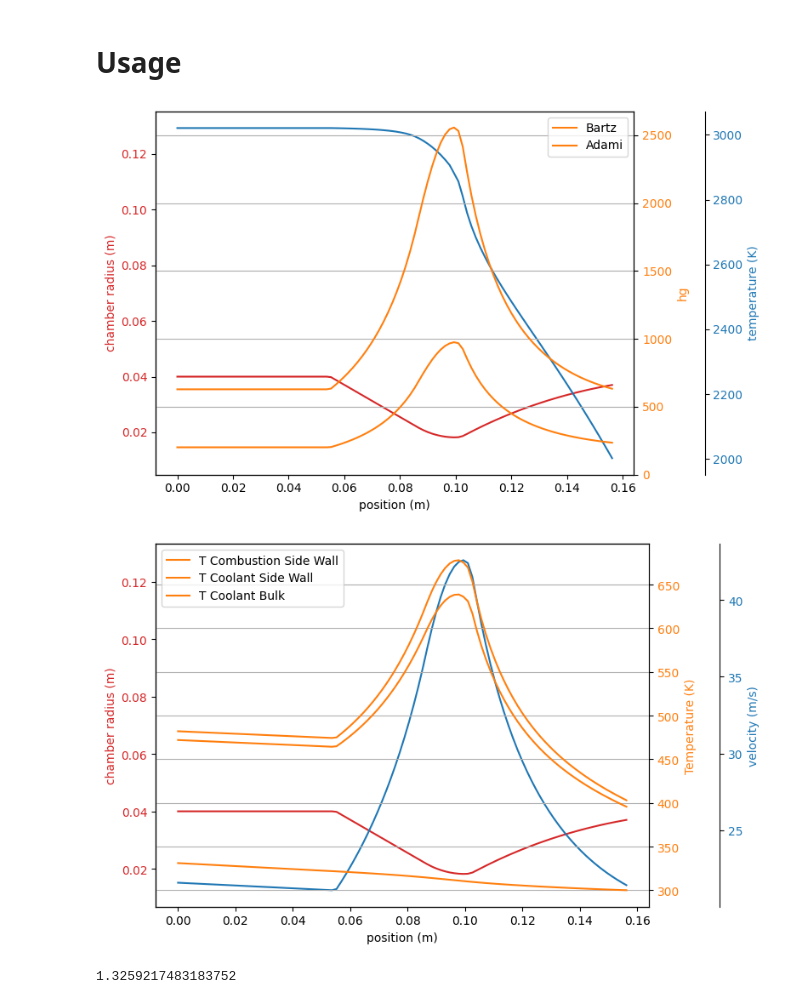
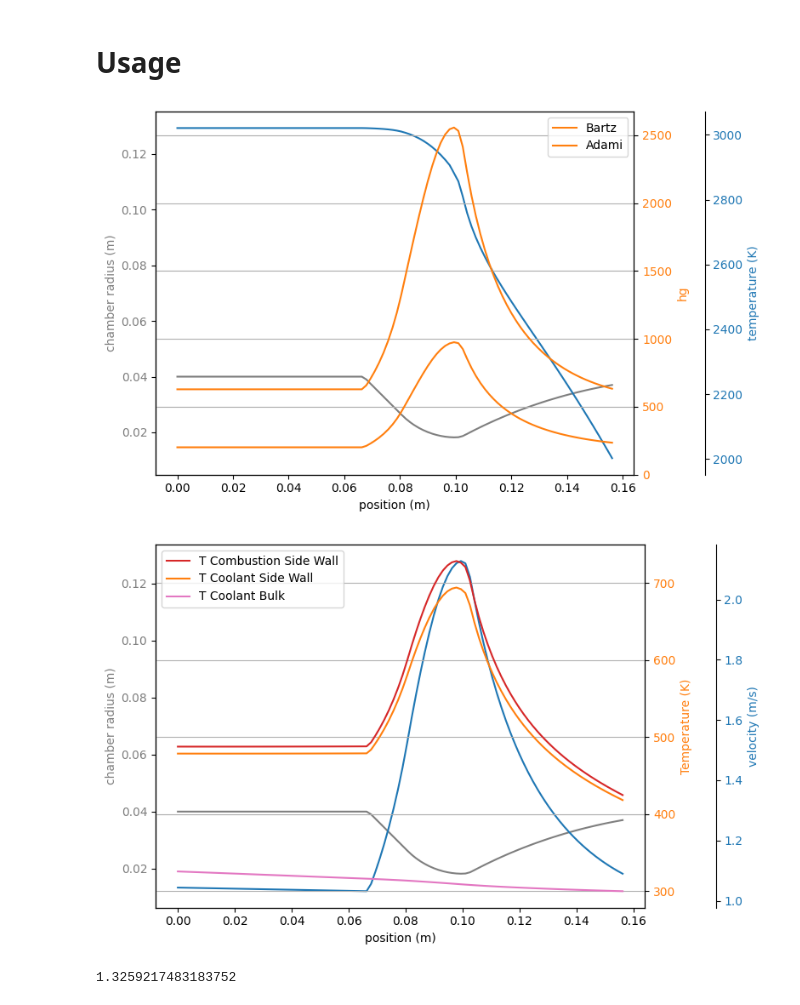
Before and after one commit to icl-rocketry/EngineSim, a Jupyter notebook: enginesizer.ipynb, the cells around one changed output. Drawn from its saved outputs; the diff is of its cells as text; code cells hidden in the pictures.

```diff
--- a/enginesizer.ipynb
+++ b/enginesizer.ipynb
@@ -160,7 +160,7 @@ def create_contour(engine, chamber_length, radius_cylinder): #chamber_length = L
   Te = 10 * np.pi / 180
 
   # Cyl (For my laziness assume R2 = 0)
-  b = 60 * np.pi / 180
+  b = 45 * np.pi / 180
   x_conv = chamber_length + 1.5 * rt * np.cos(-b - np.pi / 2)
   y_conv = 2.5 * rt + 1.5 * rt * np.sin(-b - np.pi / 2)
 
@@ -239,6 +239,7 @@ class Thermals:
     self.T = np.zeros(points)
     self.hg1 = np.zeros(points)
     self.hg2 = np.zeros(points)
+    self.stag_recovery = np.zeros(points)
 
     Cv = engine.Cp_c - engine.Rt
     rt = np.sqrt(engine.At / np.pi)
@@ -279,8 +280,9 @@ class Thermals:
       visc = engine.visc
       pr = engine.pr
 
+      self.stag_recovery[i] = (1 + 0.5*(gamma - 1)*M**2*pr**0.33)
+
       #Bartz
-
 
       bPc = Q_(engine.Pc, ureg.bar).to('psi')
       bcstar = Q_(engine.cstar, ureg.meter / ureg.second).to('feet / second')
@@ -310,7 +312,6 @@ class Channels:
 
     T_max_wall = 523 #See source
     Tco = 400 #should be nucleate boiling liquid at 10 bars
-    stag_recovery = 0.923
     k = 100 #thermal conductiivty of AlSi10Mg
 
     methanol = Fluid(FluidsList.Methanol).with_state(Input.pressure(10e5), Input.temperature(temp))
@@ -326,7 +327,7 @@ class Channels:
 
     r_list = contour[:,1]
 
-    hc0 = 0.002
+    hc0 = 0.0015
     a0 = 0.005
     r0 = r_list[0]
     self.N = 50
@@ -359,7 +360,6 @@ class ChannelSim:
     mdot = 0.3 / channel.N
 
     T_max_wall = 523 #See source
-    stag_recovery = 0.923
     k_metal = 100 #thermal conductiivty of AlSi10Mg
 
     points = contour.shape[0]
@@ -376,15 +376,16 @@ class ChannelSim:
 
     for i in range(contour.shape[0]-1, -1, -1):
       r = contour[i,1]
-      Taw = thermals.T[i]
-      Twg = Taw * stag_recovery
+      T_inf = thermals.T[i]
+      stag_recovery = thermals.stag_recovery[i]
+      Taw = T_inf * 0.923
       hg = thermals.hg2[i]
 
       a = channel.a[i]
       A = channel.A[i]
       per = channel.per[i]
 
-      methanol = Fluid(FluidsList.Methanol).with_state(Input.pressure(40e5), Input.temperature(Tco_i))
+      methanol = Fluid(FluidsList.Methanol).with_state(Input.pressure(40e5), Input.temperature(Tco_i-275.15))
 
       k = methanol.conductivity
       density = methanol.density
@@ -393,6 +394,7 @@ class ChannelSim:
       cp = methanol.specific_heat
 
       Dh = 4 * A / per
+      #velocity = mdot/(A * density * np.cos(30 * np.pi / 180))
       velocity = mdot/(A * density)
 
       Twc = Tco_i + 100
@@ -435,7 +437,7 @@ thanos_thermals = Thermals(thanos, thanos_contour, 0)
 fig, ax1 = plt.subplots()
 fig.set_size_inches(8, 5)
 
-color = 'tab:red'
+color = 'tab:gray'
 ax1.set_xlabel('position (m)')
 ax1.set_ylabel('chamber radius (m)', color=color)
 ax1.plot(thanos_contour[:,0], thanos_contour[:,1], color=color)
@@ -470,39 +472,39 @@ channelSim = ChannelSim(thanos, thanos_contour, thanos_thermals, thanos_channel)
 fig, ax1 = plt.subplots()
 fig.set_size_inches(8, 5)
 
-color = 'tab:red'
+color = 'tab:gray'
 ax1.set_xlabel('position (m)')
 ax1.set_ylabel('chamber radius (m)', color=color)
 ax1.plot(thanos_contour[:,0], thanos_contour[:,1], color=color)
 ax1.tick_params(axis='y', labelcolor=color)
 ax1.set_aspect('equal', adjustable='box')
 ax1.set_ylim(0, 0.14)
 
 ax2 = ax1.twinx()  # instantiate a second axes that shares the same x-axis
 color = 'tab:blue'
 ax2.set_ylabel('velocity (m/s)', color=color)  # we already handled the x-label with ax1
 ax2.plot(thanos_contour[:,0], channelSim.velocity, color=color, label='velocity')
 ax2.spines['right'].set_position(('outward', 60))
 ax2.tick_params(axis='y', labelcolor=color)
 
 ax3 = ax1.twinx()  # instantiate a second axes that shares the same x-axis
 color = 'tab:orange'
 ax3.set_ylabel('Temperature (K)', color=color)  # we already handled the x-label with ax1
 ax3.tick_params(axis='y', labelcolor=color)
 #ax3.plot(thanos_contour[:,0], channelSim.Taw, color=color, label='T Combustion Bulk')
-ax3.plot(thanos_contour[:,0], channelSim.Twg, color=color, label='T Combustion Side Wall')
-ax3.plot(thanos_contour[:,0], channelSim.Twc, color=color, label='T Coolant Side Wall')
-ax3.plot(thanos_contour[:,0], channelSim.Tco, color=color, label='T Coolant Bulk')
+ax3.plot(thanos_contour[:,0], channelSim.Twg, color='tab:red', label='T Combustion Side Wall')
+ax3.plot(thanos_contour[:,0], channelSim.Twc, color='tab:orange', label='T Coolant Side Wall')
+ax3.plot(thanos_contour[:,0], channelSim.Tco, color='tab:pink', label='T Coolant Bulk')
 
 #ax1.set_aspect('equal', adjustable='box')
 fig.tight_layout()  # otherwise the right y-label is slightly clipped
 #ax3.set_yticks(np.arange(0, 3000, 500))
 plt.grid()
 plt.legend(loc='upper left')
 plt.show()
 channelSim.q
 thanos.mdot
 # %% [output]
-[figure, old version]
+[figure, new version]
-[figure, old version]
+[figure, new version]
 1.3259217483183752
```
Also changed, not shown: parts of 1 cell of this notebook.
